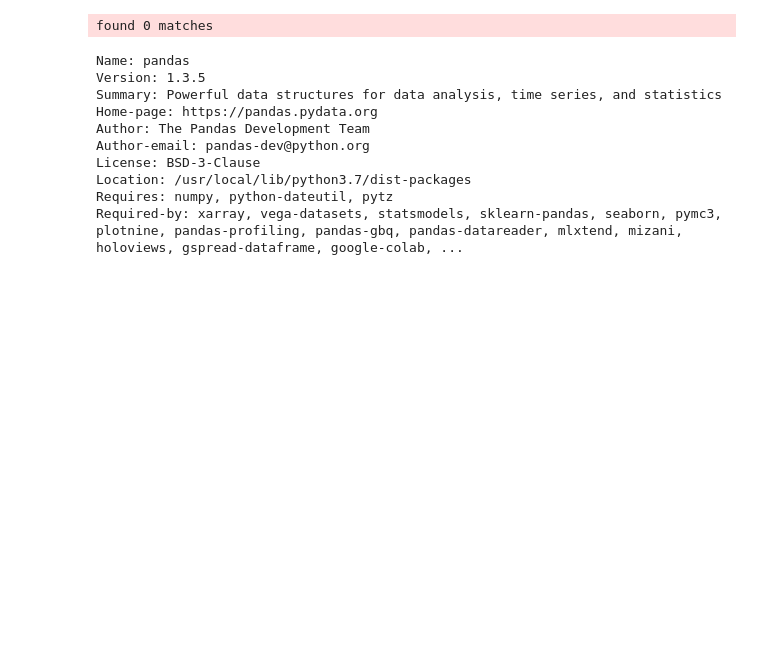
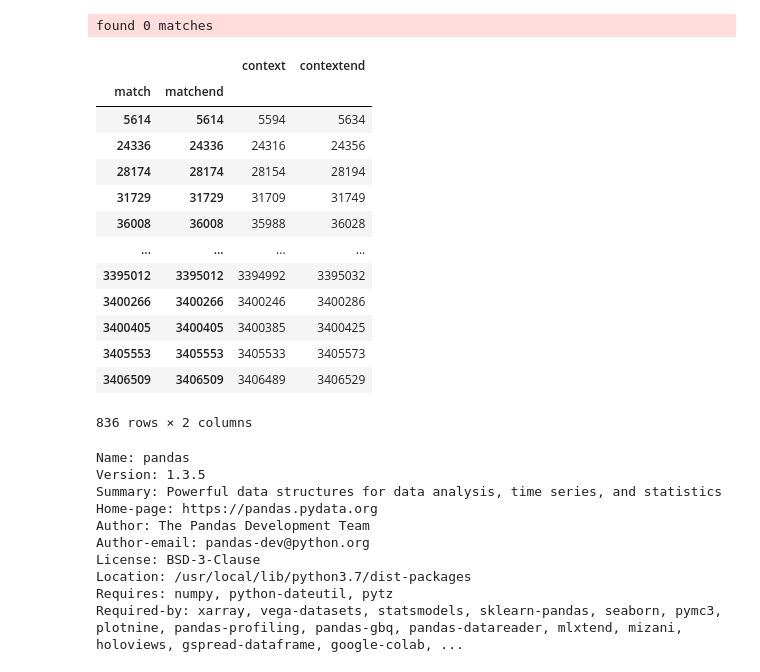
Before and after one commit to bogdanbabych/experiments_NLTK, a Jupyter notebook: cwb2021experimentsV04.ipynb, the cells around one changed output. Saved outputs shown, nothing was run; the diff lists cells and outputs as text; code cells hidden in the pictures; blank space fills up the shorter version.

```diff
--- a/cwb2021experimentsV04.ipynb
+++ b/cwb2021experimentsV04.ipynb
@@ -249,6 +249,26 @@ dump = corpus.query(query)
 found 0 matches
 # %%
 corpus.attributes_available
+# %%
+query = r'"question"'
+dump = corpus.query(query)
+# %%
+dump.df
+# %% [output]
+|  |  | context | contextend |
+| match | matchend |  |  |
+| 5614 | 5614 | 5594 | 5634 |
+| 24336 | 24336 | 24316 | 24356 |
+| 28174 | 28174 | 28154 | 28194 |
+| 31729 | 31729 | 31709 | 31749 |
+| 36008 | 36008 | 35988 | 36028 |
+| ... | ... | ... | ... |
+| 3395012 | 3395012 | 3394992 | 3395032 |
+| 3400266 | 3400266 | 3400246 | 3400286 |
+| 3400405 | 3400405 | 3400385 | 3400425 |
+| 3405553 | 3405553 | 3405533 | 3405573 |
+| 3406509 | 3406509 | 3406489 | 3406529 |
+836 rows × 2 columns
 # %%
 !pip show pandas
 # %% [output]
```
